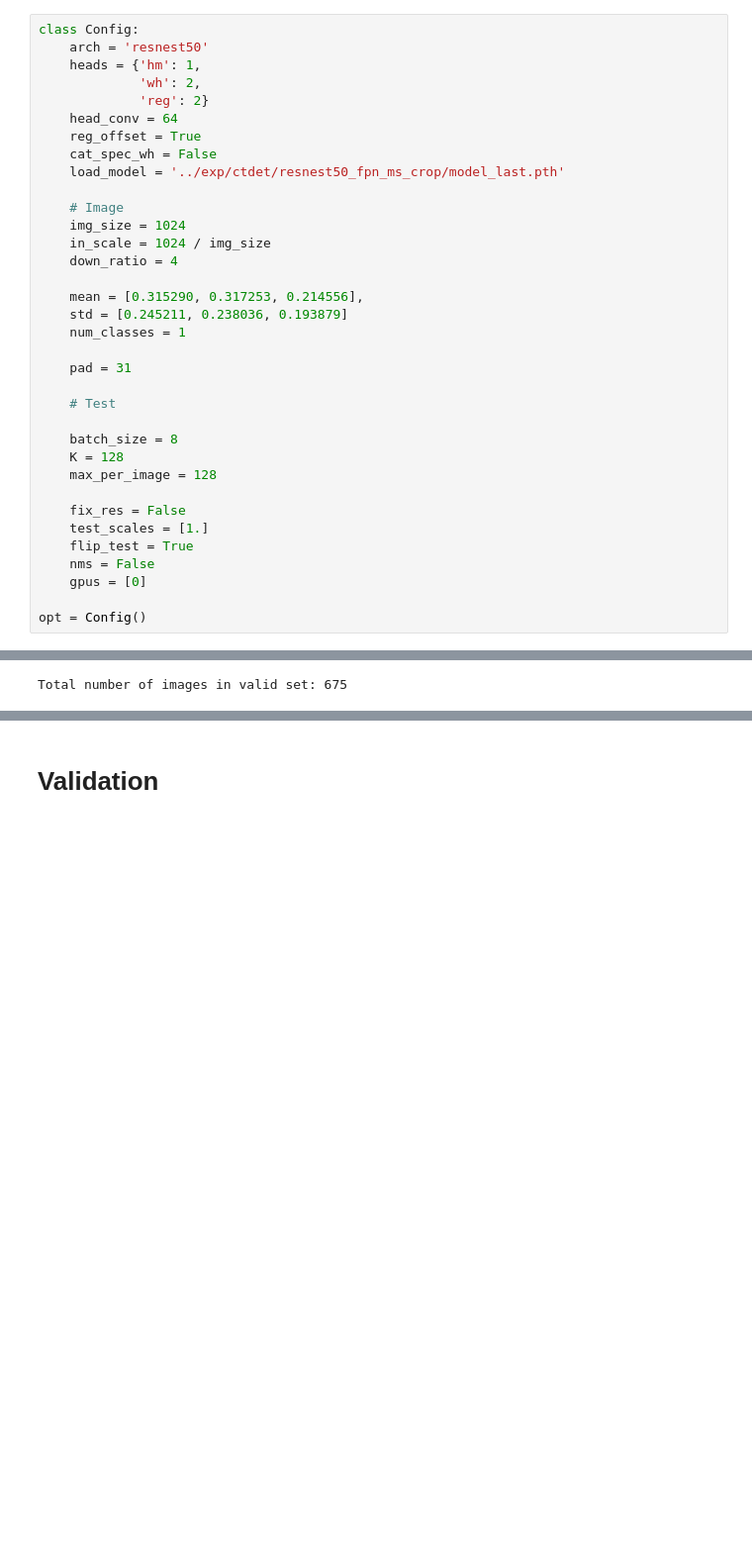
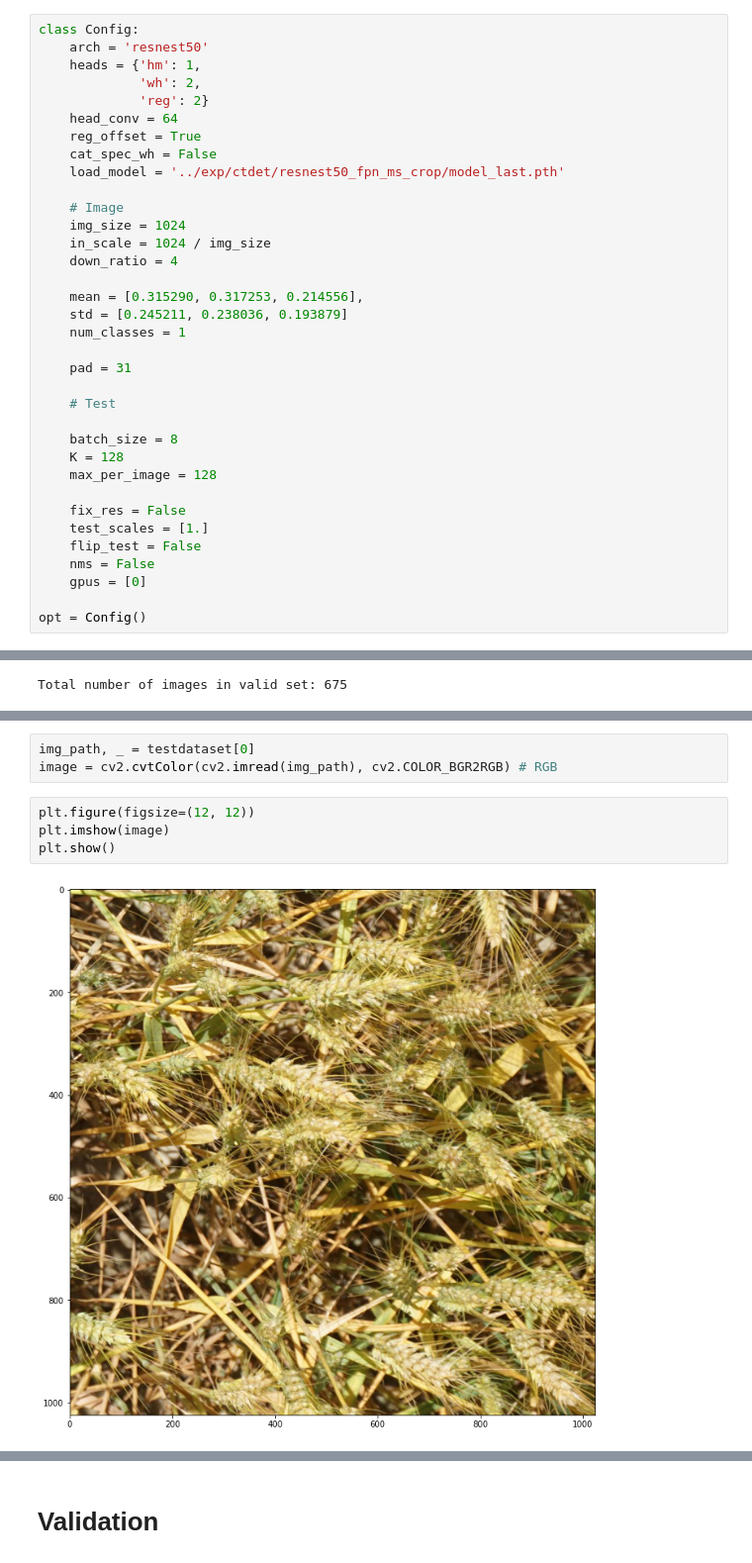
Before and after one commit to jihang-zhang/CenterNet-CondInst, a Jupyter notebook: src/Wheat - CenterNet Inference - Split.ipynb, the cells around one changed output, grey strips where cells are left out. Shown at 99% size. Cells and saved outputs as stored; diff of their text form; blank space fills up the shorter version.

```diff
--- a/src/Wheat - CenterNet Inference - Split.ipynb
+++ b/src/Wheat - CenterNet Inference - Split.ipynb
@@ -54,7 +54,7 @@ class Config:
 
     fix_res = False
     test_scales = [1.]
-    flip_test = True
+    flip_test = False
     nms = False
     gpus = [0]
 
@@ -211,0 +216,9 @@ Total number of images in valid set: 675
+# %%
+img_path, _ = testdataset[0]
+image = cv2.cvtColor(cv2.imread(img_path), cv2.COLOR_BGR2RGB) # RGB
+# %%
+plt.figure(figsize=(12, 12))
+plt.imshow(image)
+plt.show()
+# %% [output]
+[figure, added]
```
Also changed, not shown: parts of 7 cells of this notebook, 8 other files.
